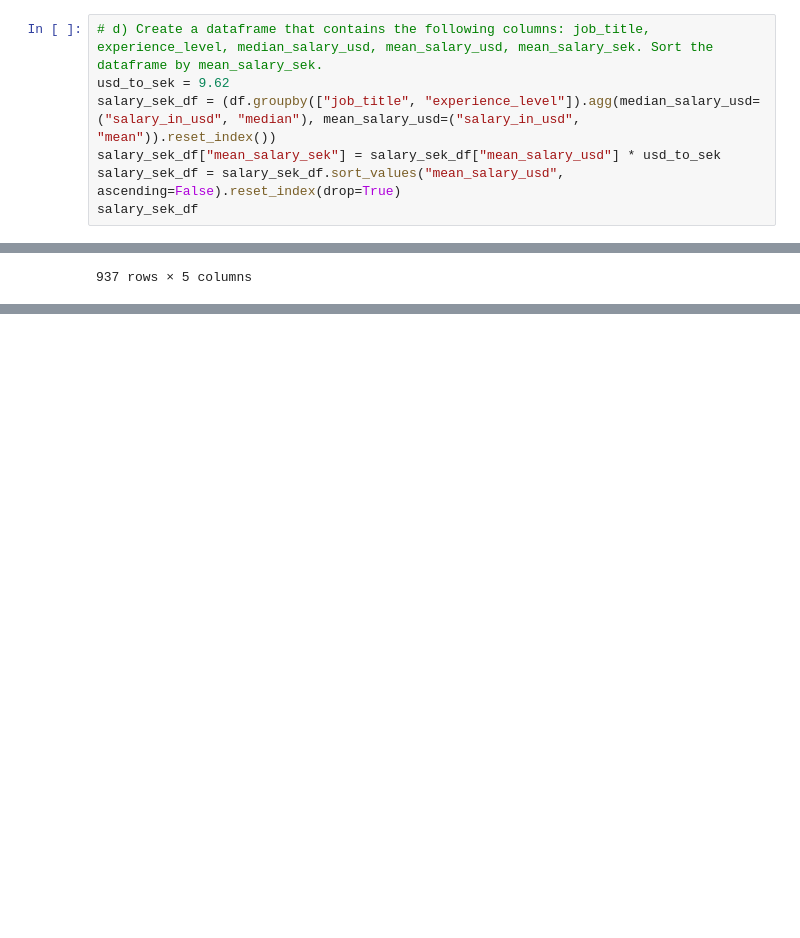
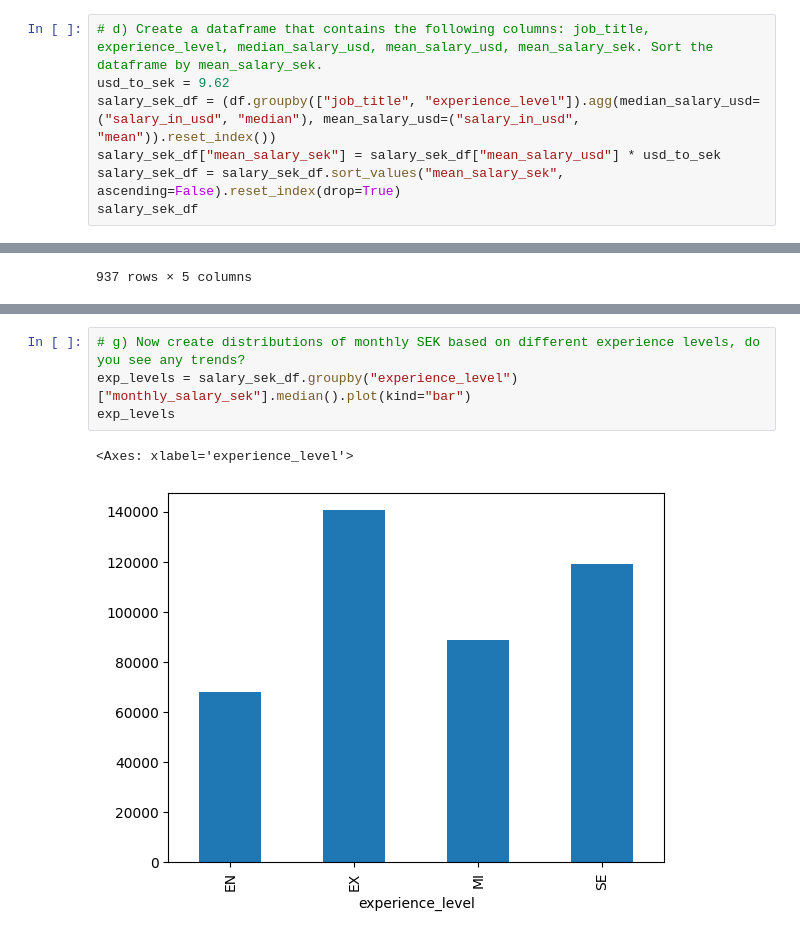
Before and after one commit to ponagr/ai_engineering_pontus_agren_grundstrom, a Jupyter notebook: exercises/exercise_0/part_1.ipynb, the cells around one changed output, grey strips where cells are left out. Cells and saved outputs as stored; diff of their text form; blank space fills up the shorter version.

```diff
--- a/exercises/exercise_0/part_1.ipynb
+++ b/exercises/exercise_0/part_1.ipynb
@@ -123,7 +123,7 @@ df.head(10)
 usd_to_sek = 9.62
 salary_sek_df = (df.groupby(["job_title", "experience_level"]).agg(median_salary_usd=("salary_in_usd", "median"), mean_salary_usd=("salary_in_usd", "mean")).reset_index())
 salary_sek_df["mean_salary_sek"] = salary_sek_df["mean_salary_usd"] * usd_to_sek
-salary_sek_df = salary_sek_df.sort_values("mean_salary_usd", ascending=False).reset_index(drop=True)
+salary_sek_df = salary_sek_df.sort_values("mean_salary_sek", ascending=False).reset_index(drop=True)
 salary_sek_df
 # %% [output]
 |  | job_title | experience_level | median_salary_usd | mean_salary_usd | mean_salary_sek |
@@ -170,3 +201,10 @@ salary_sek_df
 | 935 | Quantitative Risk Analyst | MI | 18000.0 | 18000.0 | 173160.00 | 14430.000000 |
 | 936 | Staff Data Analyst | EX | 15000.0 | 15000.0 | 144300.00 | 12025.000000 |
 937 rows × 6 columns
+# %%
+# g) Now create distributions of monthly SEK based on different experience levels, do you see any trends?
+exp_levels = salary_sek_df.groupby("experience_level")["monthly_salary_sek"].median().plot(kind="bar")
+exp_levels
+# %% [output]
+<Axes: xlabel='experience_level'>
+[figure, added]
```
Also changed, not shown: parts of 5 cells of this notebook, 1 other file.
